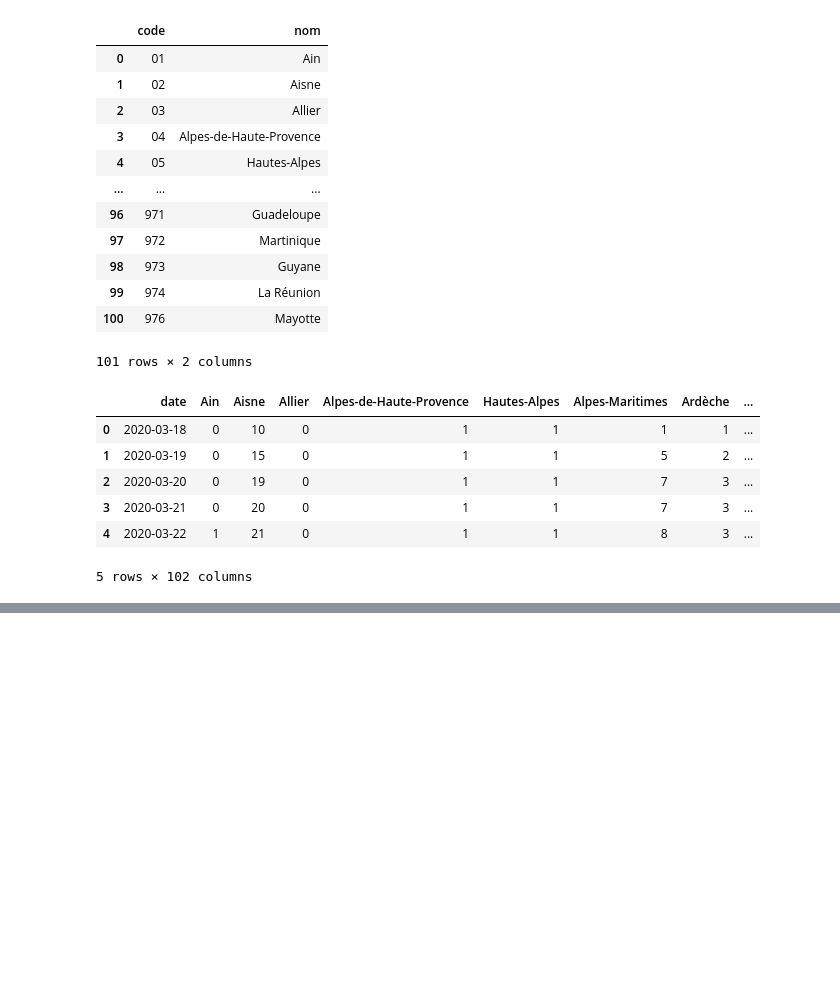
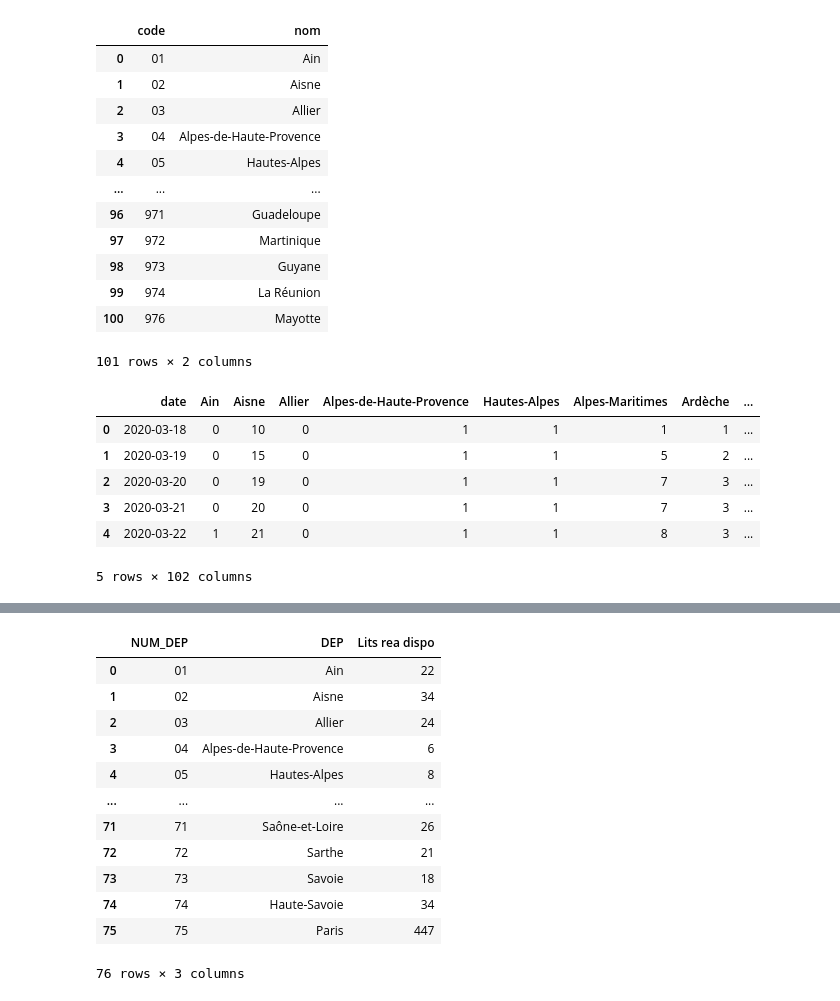
Before and after one commit to jihene-b3/covidviz, a Jupyter notebook: Notebook/rea_all_periods.ipynb, the cells around one changed output, grey strips where cells are left out. Drawn from its saved outputs; the diff is of its cells as text; code cells hidden in the pictures; blank space fills up the shorter version.

```diff
--- a/Notebook/rea_all_periods.ipynb
+++ b/Notebook/rea_all_periods.ipynb
@@ -175,0 +252,19 @@ rea_regions('Occitanie')
+# %%
+beds_in_rea_dep = pd.read_csv('../bed_rea_dep.csv', delimiter=';')
+beds_in_rea_reg = pd.read_csv('../bed_rea_reg.csv', delimiter=';')
+# %%
+beds_in_rea_dep.head(-25)
+# %% [output]
+|  | NUM_DEP | DEP | Lits rea dispo |
+| 0 | 01 | Ain | 22 |
+| 1 | 02 | Aisne | 34 |
+| 2 | 03 | Allier | 24 |
+| 3 | 04 | Alpes-de-Haute-Provence | 6 |
+| 4 | 05 | Hautes-Alpes | 8 |
+| ... | ... | ... | ... |
+| 71 | 71 | Saône-et-Loire | 26 |
+| 72 | 72 | Sarthe | 21 |
+| 73 | 73 | Savoie | 18 |
+| 74 | 74 | Haute-Savoie | 34 |
+| 75 | 75 | Paris | 447 |
+76 rows × 3 columns
```
Also changed, not shown: parts of 25 cells of this notebook, 9 other files.
